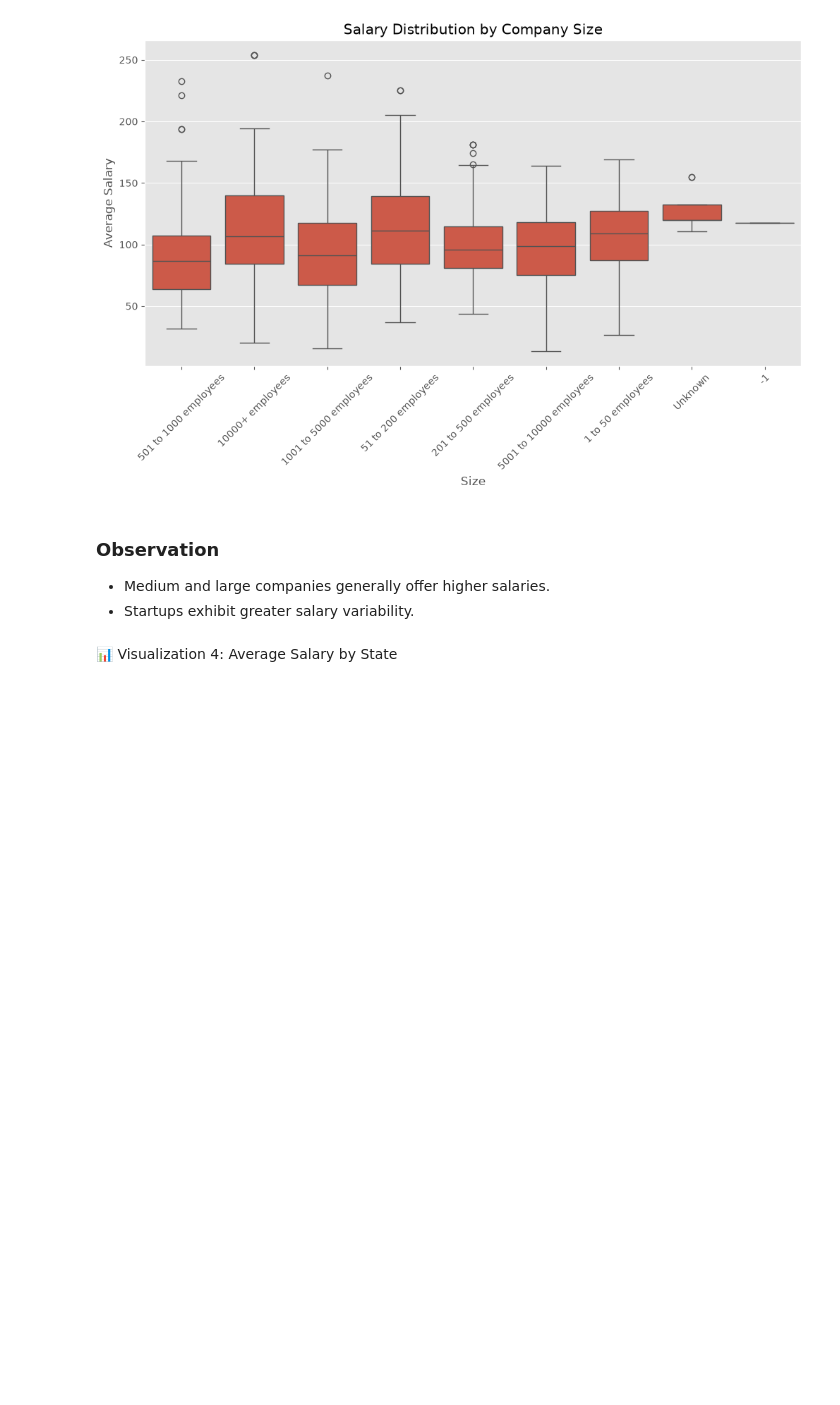
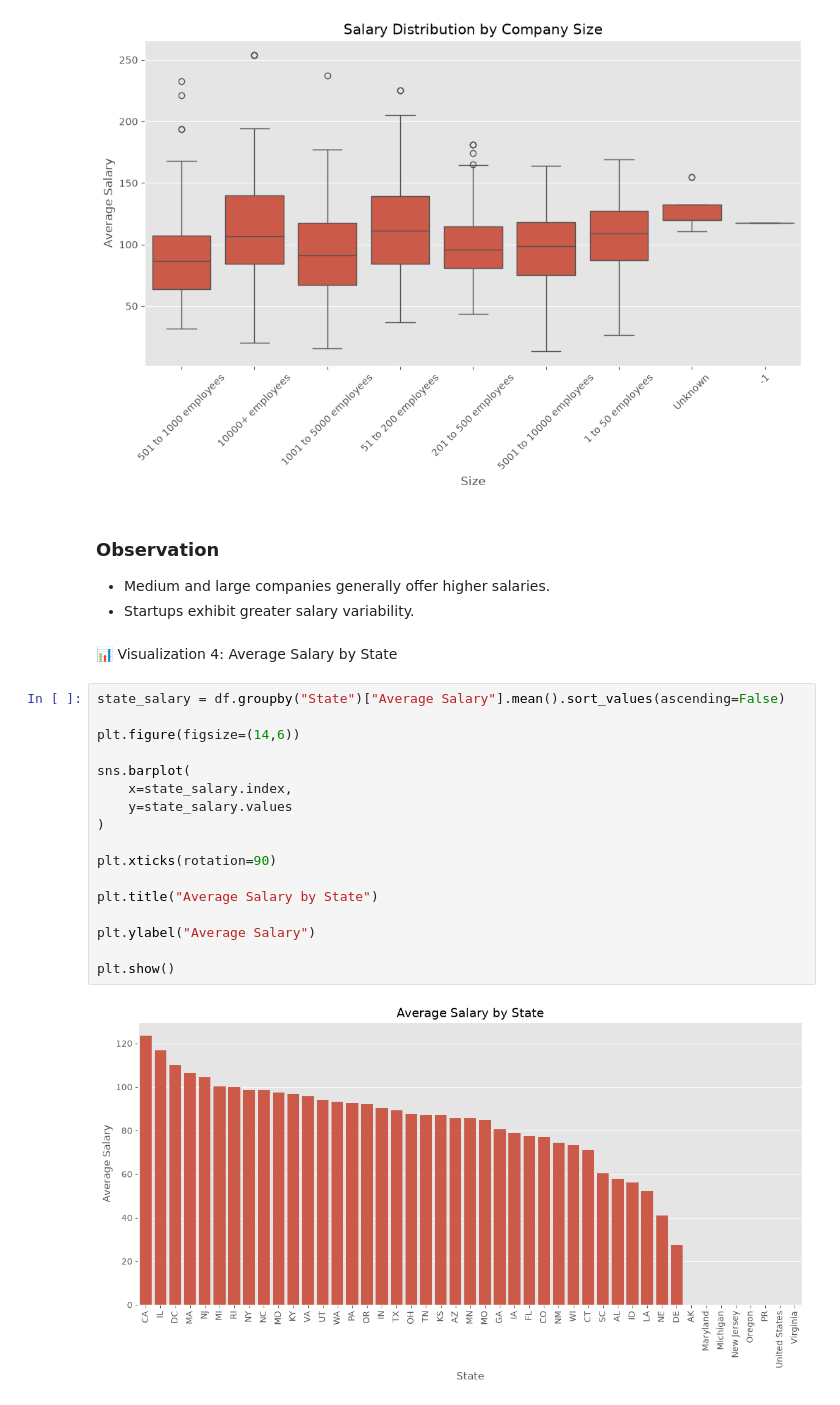
Before and after one commit to nitin28061999/Glassdoor-salary-predictor, a Jupyter notebook: Notebooks/03_Exploratory_Data_Analysis.ipynb, the cells around one changed output. Saved outputs shown, nothing was run; the diff lists cells and outputs as text; blank space fills up the shorter version.

```diff
--- a/Notebooks/03_Exploratory_Data_Analysis.ipynb
+++ b/Notebooks/03_Exploratory_Data_Analysis.ipynb
@@ -100,3 +100,22 @@ plt.show()
 - Startups exhibit greater salary variability.
 # %% [markdown]
 📊 Visualization 4: Average Salary by State
+# %%
+state_salary = df.groupby("State")["Average Salary"].mean().sort_values(ascending=False)
+
+plt.figure(figsize=(14,6))
+
+sns.barplot(
+    x=state_salary.index,
+    y=state_salary.values
+)
+
+plt.xticks(rotation=90)
+
+plt.title("Average Salary by State")
+
+plt.ylabel("Average Salary")
+
+plt.show()
+# %% [output]
+[figure, added]
```
Also changed, not shown: parts of 23 cells of this notebook, 1 other file.
